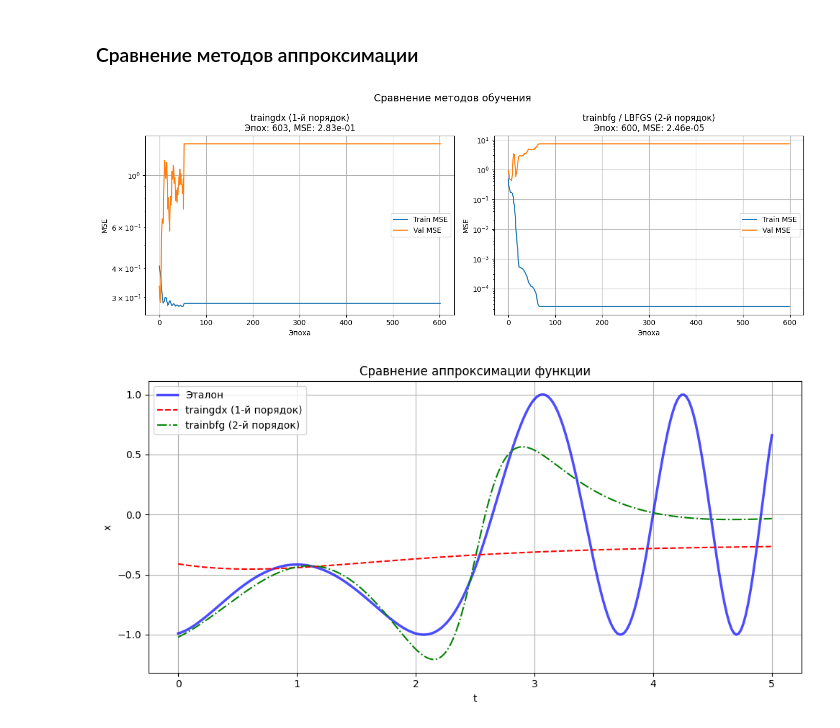
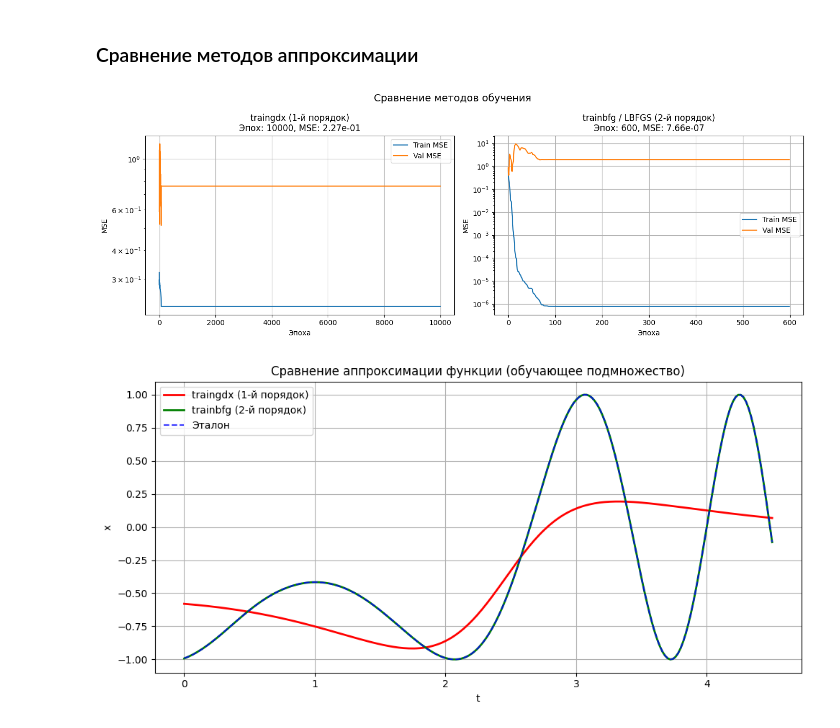
Before and after one commit to cndfdv/neural_networks_rudn, a Jupyter notebook: lab_2/main.ipynb, the cells around one changed output. Cells and saved outputs as stored; diff of their text form; code cells hidden in the pictures.

```diff
--- a/lab_2/main.ipynb
+++ b/lab_2/main.ipynb
@@ -438,11 +438,17 @@ t_val, y_val_f = t_func[n_train_f:], y_func[n_train_f:]
 print(f"Всего точек: {n_total}")
 print(f"Обучающее: {n_train_f}, контрольное: {n_val_f}")
 
-# Конвертация в тензоры
-X_train_f = torch.FloatTensor(t_train).unsqueeze(1)
+# Нормализация входа в [-1, 1] для лучшей работы SGD
+t_mean = t_func.mean()
+t_std = t_func.std()
+
+X_train_f = torch.FloatTensor((t_train - t_mean) / t_std).unsqueeze(1)
 Y_train_f = torch.FloatTensor(y_train_f).unsqueeze(1)
-X_val_f = torch.FloatTensor(t_val).unsqueeze(1)
+X_val_f = torch.FloatTensor((t_val - t_mean) / t_std).unsqueeze(1)
 Y_val_f = torch.FloatTensor(y_val_f).unsqueeze(1)
+
+print(f"Вход нормализован: mean={t_mean:.2f}, std={t_std:.2f}")
+print(f"X_train диапазон: [{X_train_f.min().item():.2f}, {X_train_f.max().item():.2f}]")
 
 # График целевой функции
 fig, ax = plt.subplots(figsize=(10, 4))
@@ -470,13 +478,13 @@ class ApproxNet(nn.Module):
 
     def forward(self, x):
         x = torch.tanh(self.hidden(x))
-        x = self.output(x)  # purelin — линейный выход
+        x = self.output(x)
         return x
 
 
 def train_gdx(model, X_tr, Y_tr, X_vl, Y_vl,
                 lr=0.05, momentum=0.9, lr_inc=1.05, lr_dec=0.7,
-                epochs=600, max_fail=600, goal=1e-8, verbose_step=100):
+                epochs=600, max_fail=600, goal=1e-8):
     """Обучение методом градиентного спуска с адаптивным шагом и моментом (traingdx)."""
     criterion = nn.MSELoss()
     optimizer = torch.optim.SGD(model.parameters(), lr=lr, momentum=momentum)
@@ -498,9 +506,8 @@ def train_gdx(model, X_tr, Y_tr, X_vl, Y_vl,
         optimizer.step()
         tr_loss = loss.item()
 
-        # Адаптивный шаг обучения
+        # Адаптивный шаг обучения (traingdx)
         if tr_loss > prev_loss * 1.04:
-            # Ошибка выросла — откат весов, уменьшение lr
             model.load_state_dict(prev_state)
             for pg in optimizer.param_groups:
                 pg['lr'] = max(pg['lr'] * lr_dec, 1e-7)
@@ -525,17 +532,11 @@ def train_gdx(model, X_tr, Y_tr, X_vl, Y_vl,
             fails += 1
 
         if tr_loss <= goal:
-            print(f"Эпоха {ep}: цель достигнута, MSE = {tr_loss:.2e}")
+            print(f"Эпоха {ep}: достигнута цель MSE <= {goal}")
             break
         if fails >= max_fail:
             print(f"Эпоха {ep}: ранняя остановка (max_fail={max_fail})")
             break
-        if ep % verbose_step == 0:
-            cur_lr = optimizer.param_groups[0]['lr']
-            print(f"Эпоха {ep}: train={tr_loss:.6f}, val={vl_loss:.6f}, lr={cur_lr:.6f}")
-
-    if ep == epochs and tr_loss > goal and fails < max_fail:
-        print(f"Эпоха {ep}: обучение завершено, train_MSE={tr_loss:.6e}")
 
     model.load_state_dict(best_state)
     return hist_tr, hist_vl
@@ -850,43 +848,37 @@ axes[0].semilogy(hist_tr2, label='Train MSE')
 axes[0].semilogy(hist_vl2, label='Val MSE')
 axes[0].set_title(f'traingdx (1-й порядок)\nЭпох: {len(hist_tr2)}, MSE: {hist_tr2[-1]:.2e}')
 axes[0].set_xlabel('Эпоха')
 axes[0].set_ylabel('MSE')
 axes[0].legend()
 axes[0].grid(True)
 
 # Этап 3
 axes[1].semilogy(hist_tr3, label='Train MSE')
 axes[1].semilogy(hist_vl3, label='Val MSE')
 axes[1].set_title(f'trainbfg / LBFGS (2-й порядок)\nЭпох: {len(hist_tr3)}, MSE: {hist_tr3[-1]:.2e}')
 axes[1].set_xlabel('Эпоха')
 axes[1].set_ylabel('MSE')
 axes[1].legend()
 axes[1].grid(True)
 
 plt.suptitle('Сравнение методов обучения', fontsize=14)
 plt.tight_layout()
 plt.show()
 
 # Сравнение на одном графике
 fig, ax = plt.subplots(figsize=(10, 5))
 
-model_gdx.eval()
-model_bfg.eval()
-X_all_f = torch.FloatTensor(t_func).unsqueeze(1)
-with torch.no_grad():
-    pred_gdx_all = model_gdx(X_all_f).numpy().flatten()
-    pred_bfg_all = model_bfg(X_all_f).numpy().flatten()
-
-ax.plot(t_func, y_func, 'b-', linewidth=2.5, label='Эталон', alpha=0.7)
-ax.plot(t_func, pred_gdx_all, 'r--', linewidth=1.5, label='traingdx (1-й порядок)')
-ax.plot(t_func, pred_bfg_all, 'g-.', linewidth=1.5, label='trainbfg (2-й порядок)')
+# Сначала traingdx и trainbfg, потом эталон поверх пунктиром
+ax.plot(t_train, pred_tr2, 'r-', linewidth=2, label='traingdx (1-й порядок)')
+ax.plot(t_train, pred_tr3, 'g-', linewidth=2, label='trainbfg (2-й порядок)')
+ax.plot(t_train, y_train_f, 'b--', linewidth=1.5, label='Эталон', alpha=0.8)
 ax.set_xlabel('t')
 ax.set_ylabel('x')
-ax.set_title('Сравнение аппроксимации функции')
+ax.set_title('Сравнение аппроксимации функции (обучающее подмножество)')
 ax.legend()
 ax.grid(True)
 plt.tight_layout()
 plt.show()
 # %% [output]
-[figure, old version]
+[figure, new version]
-[figure, old version]
+[figure, new version]
```
Also changed, not shown: parts of 7 cells of this notebook, 1 other file.
